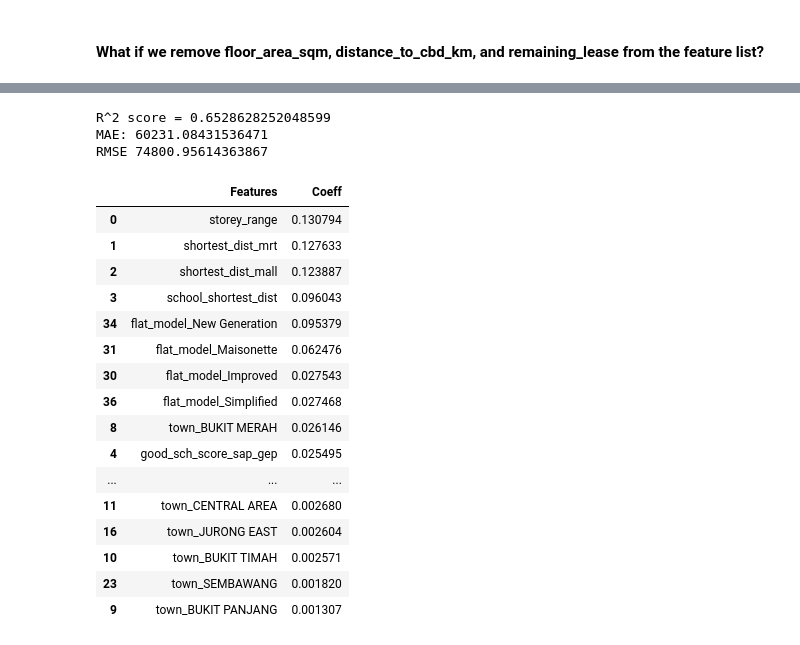
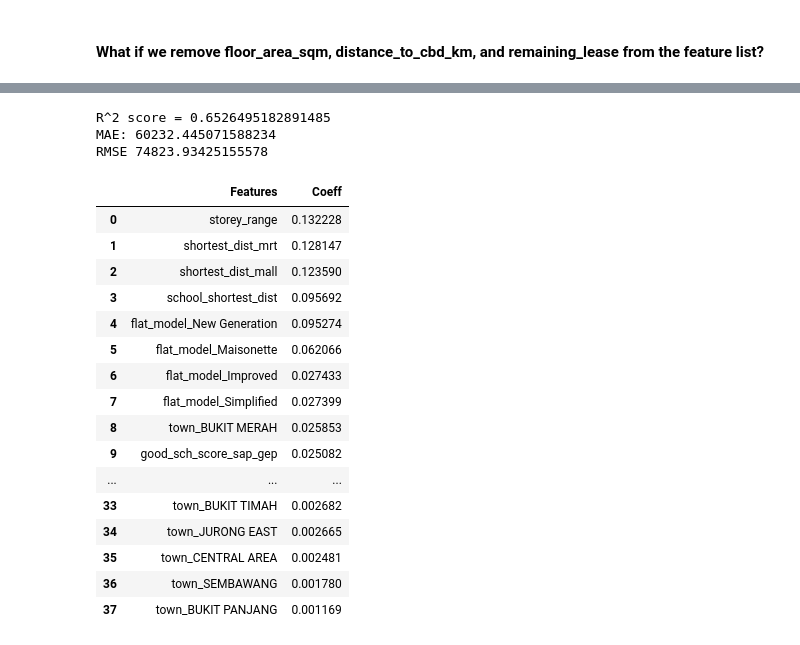
Before and after one commit to raychng/bt4222-project, a Jupyter notebook: Model Building 2004 to 2013.ipynb, the cells around one changed output, grey strips where cells are left out. Saved outputs shown, nothing was run; the diff lists cells and outputs as text; code cells hidden in the pictures.

```diff
--- a/Model Building 2004 to 2013.ipynb
+++ b/Model Building 2004 to 2013.ipynb
@@ -875,27 +1135,28 @@ RMSE 100474.9098472271
 # %%
-rf = RandomForestRegressor()
-rf_r2, rf_mae, rf_rmse = model_performance(rf, X2_train, X2_test, y2_train, y2_test)
+rf_3 = RandomForestRegressor()
+rf_3_r2, rf_3_mae, rf_3_rmse = model_performance(rf_3, X2_train, X2_test, y2_train, y2_test)
 
-rf_importance = pd.DataFrame(list(zip(rf.feature_names_in_, rf.feature_importances_)), columns =['Features', 'Coeff'])
-rf_importance.sort_values(by = 'Coeff', ascending = False)
+rf_3_importance = pd.DataFrame(list(zip(rf_3.feature_names_in_, rf_3.feature_importances_)), columns =['Features', 'Coeff'])
+rf_3_importance = rf_3_importance.sort_values(by = 'Coeff', ascending = False).reset_index(drop =True)
+rf_3_importance
 # %% [output]
-R^2 score = 0.6528628252048599
-MAE: 60231.08431536471
-RMSE 74800.95614363867
+R^2 score = 0.6526495182891485
+MAE: 60232.445071588234
+RMSE 74823.93425155578
 |  | Features | Coeff |
-| 0 | storey_range | 0.130794 |
-| 1 | shortest_dist_mrt | 0.127633 |
-| 2 | shortest_dist_mall | 0.123887 |
-| 3 | school_shortest_dist | 0.096043 |
-| 34 | flat_model_New Generation | 0.095379 |
-| 31 | flat_model_Maisonette | 0.062476 |
-| 30 | flat_model_Improved | 0.027543 |
-| 36 | flat_model_Simplified | 0.027468 |
-| 8 | town_BUKIT MERAH | 0.026146 |
-| 4 | good_sch_score_sap_gep | 0.025495 |
+| 0 | storey_range | 0.132228 |
+| 1 | shortest_dist_mrt | 0.128147 |
+| 2 | shortest_dist_mall | 0.123590 |
+| 3 | school_shortest_dist | 0.095692 |
+| 4 | flat_model_New Generation | 0.095274 |
+| 5 | flat_model_Maisonette | 0.062066 |
+| 6 | flat_model_Improved | 0.027433 |
+| 7 | flat_model_Simplified | 0.027399 |
+| 8 | town_BUKIT MERAH | 0.025853 |
+| 9 | good_sch_score_sap_gep | 0.025082 |
 | ... | ... | ... |
-| 11 | town_CENTRAL AREA | 0.002680 |
-| 16 | town_JURONG EAST | 0.002604 |
-| 10 | town_BUKIT TIMAH | 0.002571 |
-| 23 | town_SEMBAWANG | 0.001820 |
-| 9 | town_BUKIT PANJANG | 0.001307 |
+| 33 | town_BUKIT TIMAH | 0.002682 |
+| 34 | town_JURONG EAST | 0.002665 |
+| 35 | town_CENTRAL AREA | 0.002481 |
+| 36 | town_SEMBAWANG | 0.001780 |
+| 37 | town_BUKIT PANJANG | 0.001169 |
```
Also changed, not shown: parts of 37 cells of this notebook.
